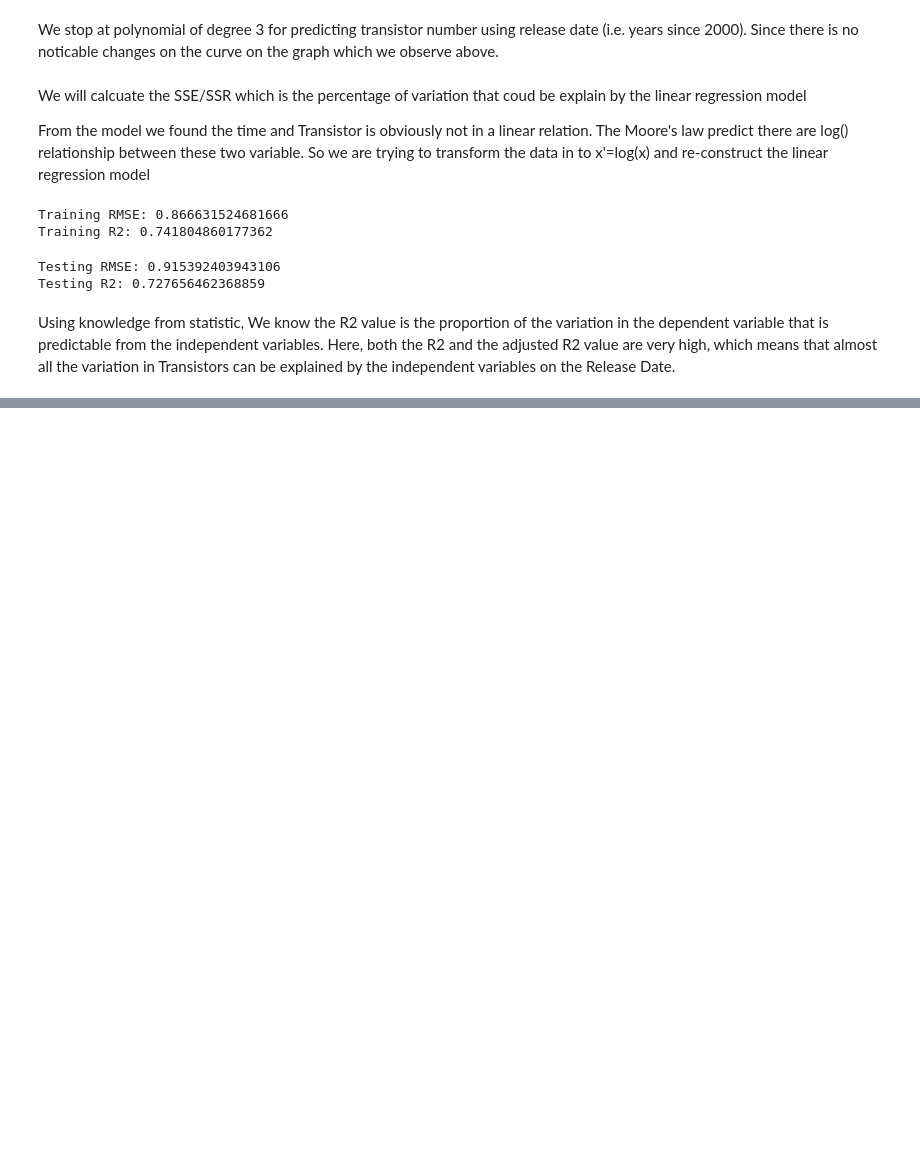
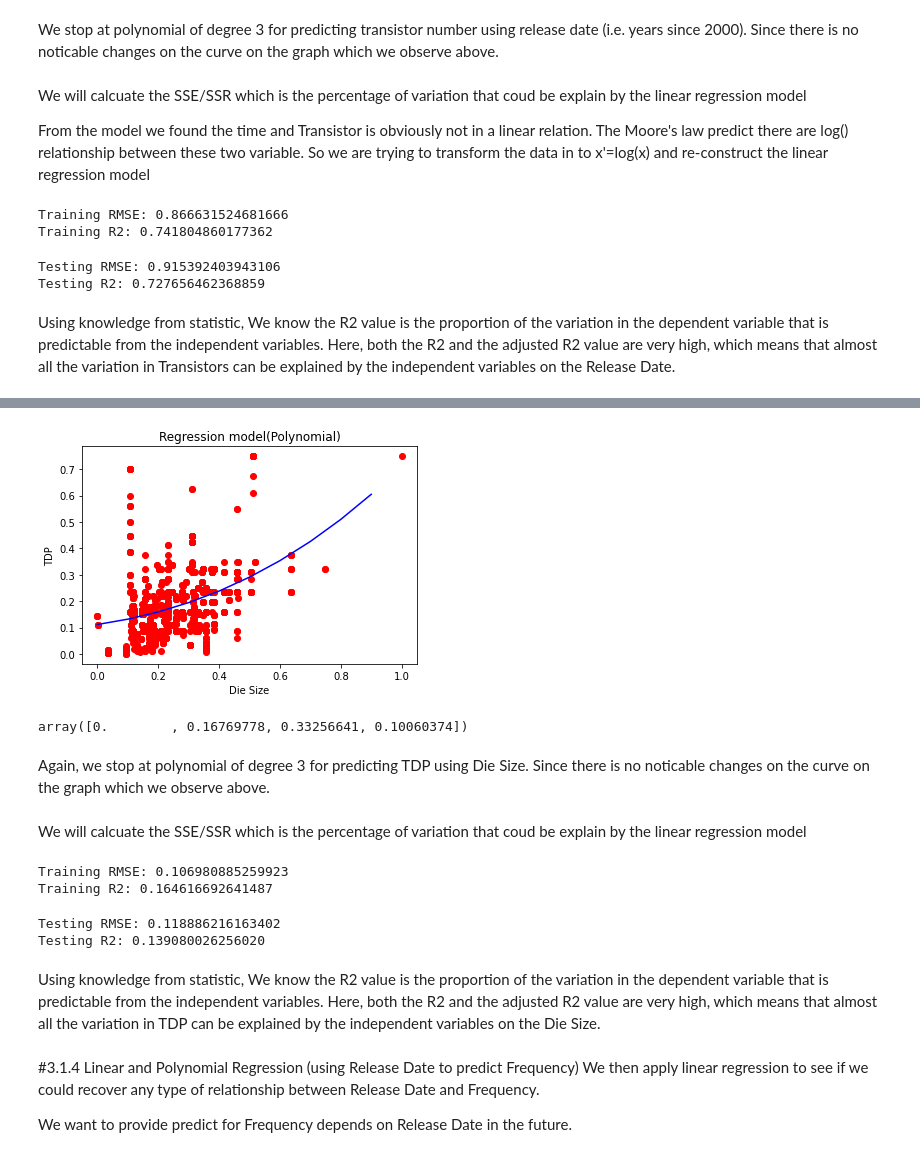
Before and after one commit to Yuchen-PLB/ECS171-FP, a Jupyter notebook: code/models/apply_Regression_Models.ipynb, the cells around one changed output, grey strips where cells are left out. Drawn from its saved outputs; the diff is of its cells as text; code cells hidden in the pictures; blank space fills up the shorter version.

```diff
--- a/code/models/apply_Regression_Models.ipynb
+++ b/code/models/apply_Regression_Models.ipynb
@@ -297,0 +360,52 @@ Using knowledge from statistic, We know the R2 value is the proportion of the va
+# %%
+# polynomial regression of degree 3
+from sklearn.preprocessing import PolynomialFeatures
+poly_reg = PolynomialFeatures(degree=3)
+X_poly = poly_reg.fit_transform(X_train)
+
+poly_reg3 = LinearRegression()
+poly_reg3.fit(X_poly, y_train)
+
+X_grid = np.arange(min(X_train),max(X_train),0.1)
+X_grid = X_grid.reshape(len(X_grid),1)
+plt.scatter(X_train, y_train, color='red')
+
+plt.plot(X_grid, poly_reg3.predict(poly_reg.fit_transform(X_grid)),color='blue')
+
+plt.title("Regression model(Polynomial)")
+plt.xlabel('Die Size')
+plt.ylabel('TDP')
+plt.show()
+
+coefficients = poly_reg3.coef_
+coefficients
+# %% [output]
+[figure, added]
+array([0.        , 0.16769778, 0.33256641, 0.10060374])
+# %% [markdown]
+Again, we stop at polynomial of degree 3 for predicting TDP using Die Size. Since there is no noticable changes on the curve on the graph which we observe above.
+# %% [markdown]
+We will calcuate the SSE/SSR which is the percentage of variation that coud be explain by the linear regression model
+# %%
+rmse = np.sqrt(mean_squared_error(y_train, lin_reg_yhat_train))
+r2 = r2_score(y_train, lin_reg_yhat_train)
+print('Training RMSE: %8.15f' % rmse)
+print('Training R2: %8.15f' % r2)
+# %% [output]
+Training RMSE: 0.106980885259923
+Training R2: 0.164616692641487
+# %%
+rmse = np.sqrt(mean_squared_error(y_test, lin_reg_yhat_test))
+r2 = r2_score(y_test, lin_reg_yhat_test)
+print('Testing RMSE: %8.15f' % rmse)
+print('Testing R2: %8.15f' % r2)
+# %% [output]
+Testing RMSE: 0.118886216163402
+Testing R2: 0.139080026256020
+# %% [markdown]
+Using knowledge from statistic, We know the R2 value is the proportion of the variation in the dependent variable that is predictable from the independent variables. Here, both the R2 and the adjusted R2 value are very high, which means that almost all the variation in TDP can be explained by the independent variables on the Die Size.
+# %% [markdown]
+#3.1.4 Linear and Polynomial Regression (using Release Date to predict Frequency)
+We then apply linear regression to see if we could recover any type of relationship between Release Date and Frequency.
+
+We want to provide predict for Frequency depends on Release Date in the future.
```
Also changed, not shown: parts of 33 cells of this notebook.
